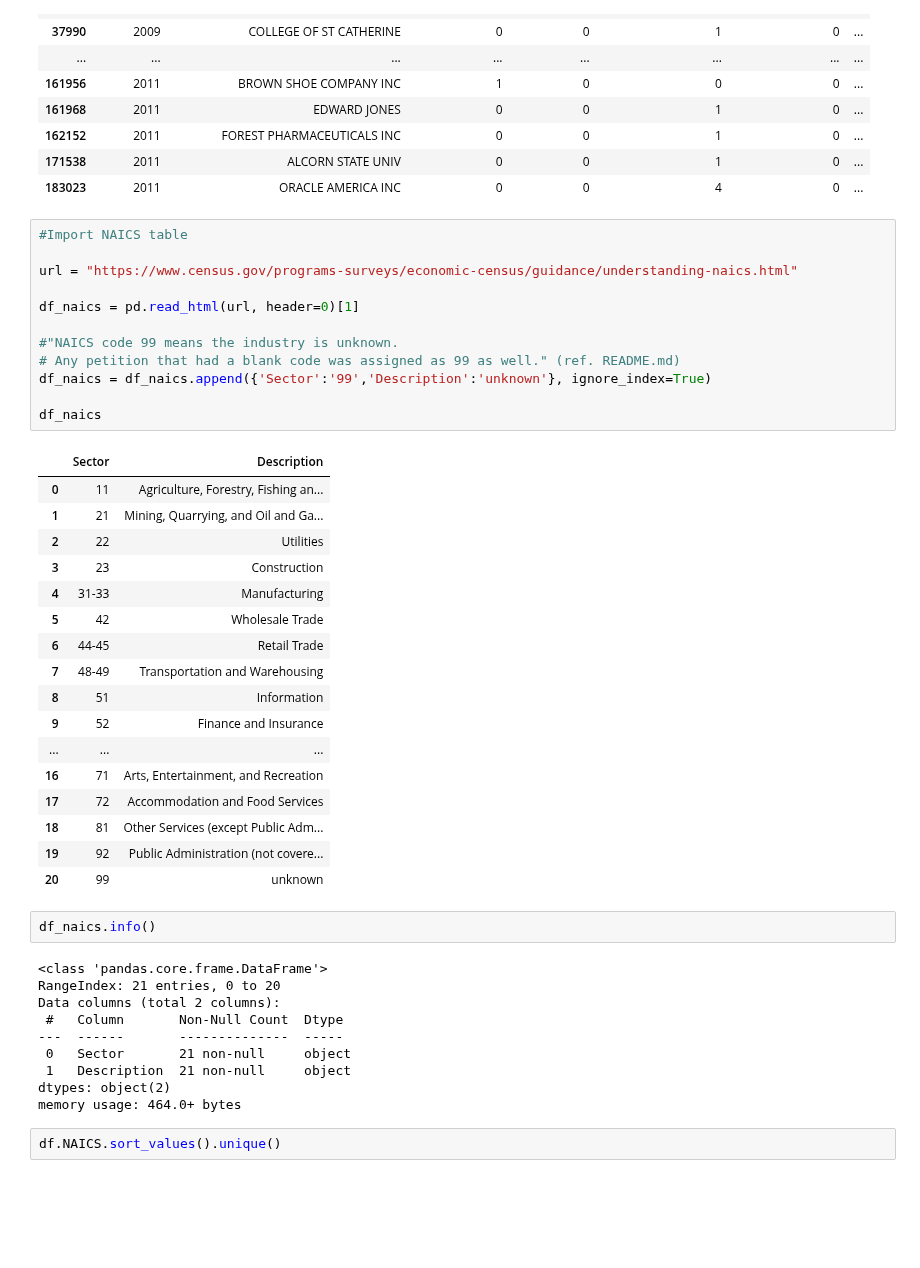
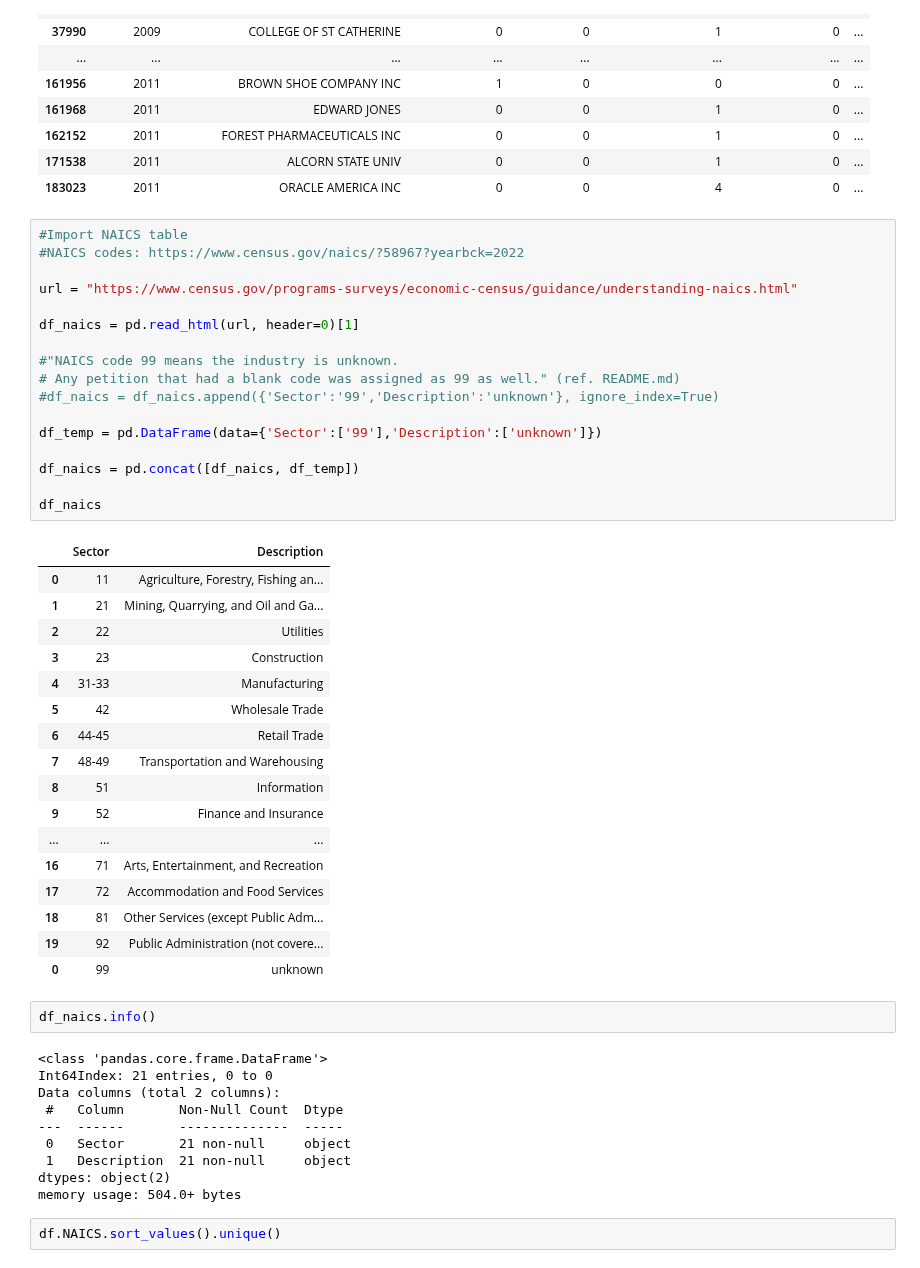
Before and after one commit to JohnBroberg/H1B_Hub, a Jupyter notebook: H1B_Hub.ipynb, the cells around one changed output. Saved outputs shown, nothing was run; the diff lists cells and outputs as text; blank space fills up the shorter version.

Commit message:
replaced append (deprecated) with concat for NAICS Section 99

```diff
--- a/H1B_Hub.ipynb
+++ b/H1B_Hub.ipynb
@@ -176,46 +172,51 @@ df[(pd.isna(df['State'])) & pd.notna(df['ZIP'])]#.info()
 | 183023 | 2011 | ORACLE AMERICA INC | 0 | 0 | 4 | 0 | ... |
 # %%
 #Import NAICS table
+#NAICS codes: https://www.census.gov/naics/?58967?yearbck=2022
 
 url = "https://www.census.gov/programs-surveys/economic-census/guidance/understanding-naics.html"
 
 df_naics = pd.read_html(url, header=0)[1]
 
 #"NAICS code 99 means the industry is unknown.
 # Any petition that had a blank code was assigned as 99 as well." (ref. README.md)
-df_naics = df_naics.append({'Sector':'99','Description':'unknown'}, ignore_index=True)
+#df_naics = df_naics.append({'Sector':'99','Description':'unknown'}, ignore_index=True)
+
+df_temp = pd.DataFrame(data={'Sector':['99'],'Description':['unknown']})
+
+df_naics = pd.concat([df_naics, df_temp])
 
 df_naics
 # %% [output]
 |  | Sector | Description |
 | 0 | 11 | Agriculture, Forestry, Fishing an... |
 | 1 | 21 | Mining, Quarrying, and Oil and Ga... |
 | 2 | 22 | Utilities |
 | 3 | 23 | Construction |
 | 4 | 31-33 | Manufacturing |
 | 5 | 42 | Wholesale Trade |
 | 6 | 44-45 | Retail Trade |
 | 7 | 48-49 | Transportation and Warehousing |
 | 8 | 51 | Information |
 | 9 | 52 | Finance and Insurance |
 | ... | ... | ... |
 | 16 | 71 | Arts, Entertainment, and Recreation |
 | 17 | 72 | Accommodation and Food Services |
 | 18 | 81 | Other Services (except Public Adm... |
 | 19 | 92 | Public Administration (not covere... |
-| 20 | 99 | unknown |
+| 0 | 99 | unknown |
 # %%
 df_naics.info()
 # %% [output]
 <class 'pandas.core.frame.DataFrame'>
-RangeIndex: 21 entries, 0 to 20
+Int64Index: 21 entries, 0 to 0
 Data columns (total 2 columns):
  #   Column       Non-Null Count  Dtype
 ---  ------       --------------  -----
  0   Sector       21 non-null     object
  1   Description  21 non-null     object
 dtypes: object(2)
-memory usage: 464.0+ bytes
+memory usage: 504.0+ bytes
 # %%
 df.NAICS.sort_values().unique()
 # %% [output]
```
Also changed, not shown: parts of 2 cells of this notebook, 2 other files.
